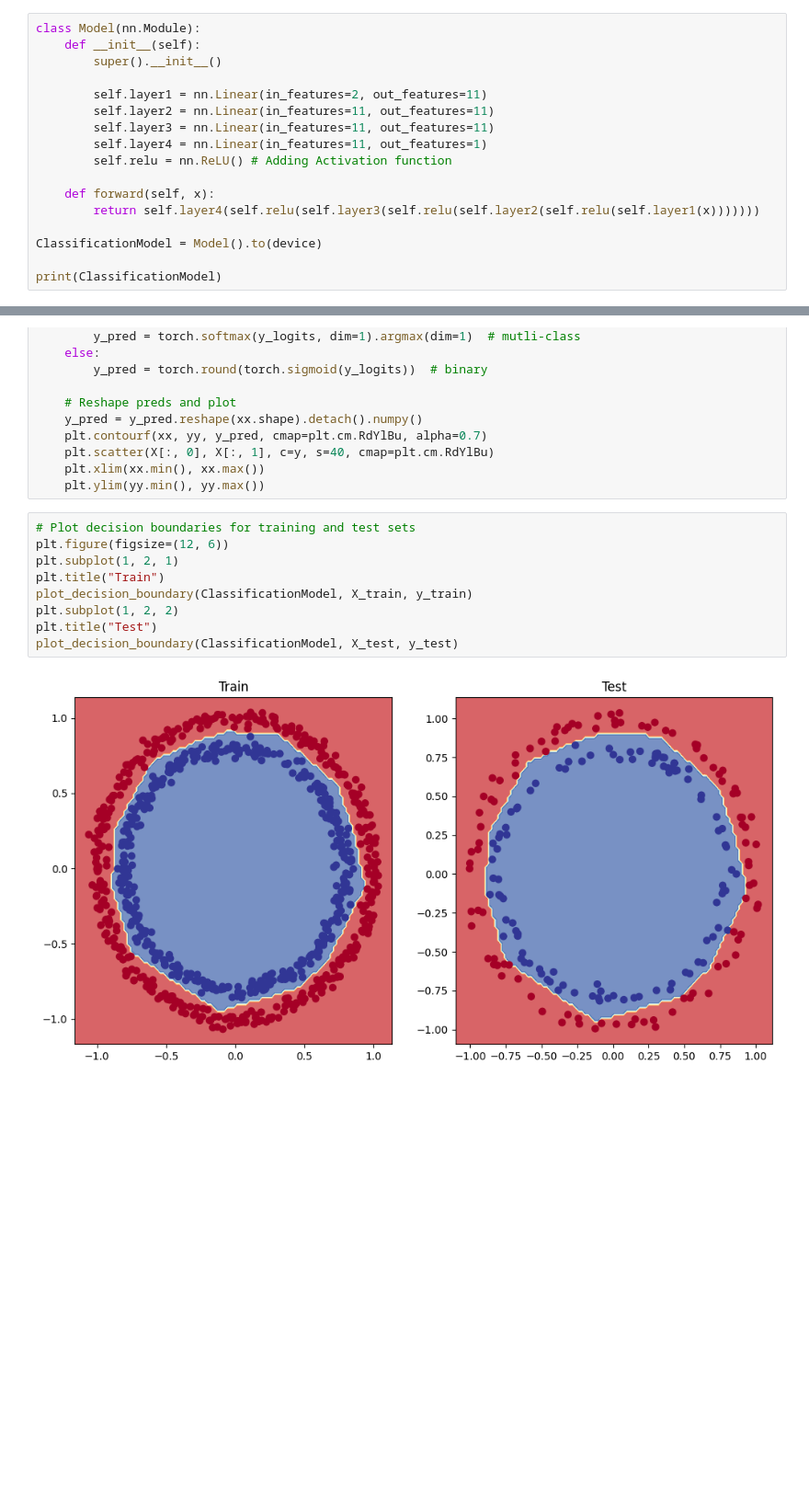
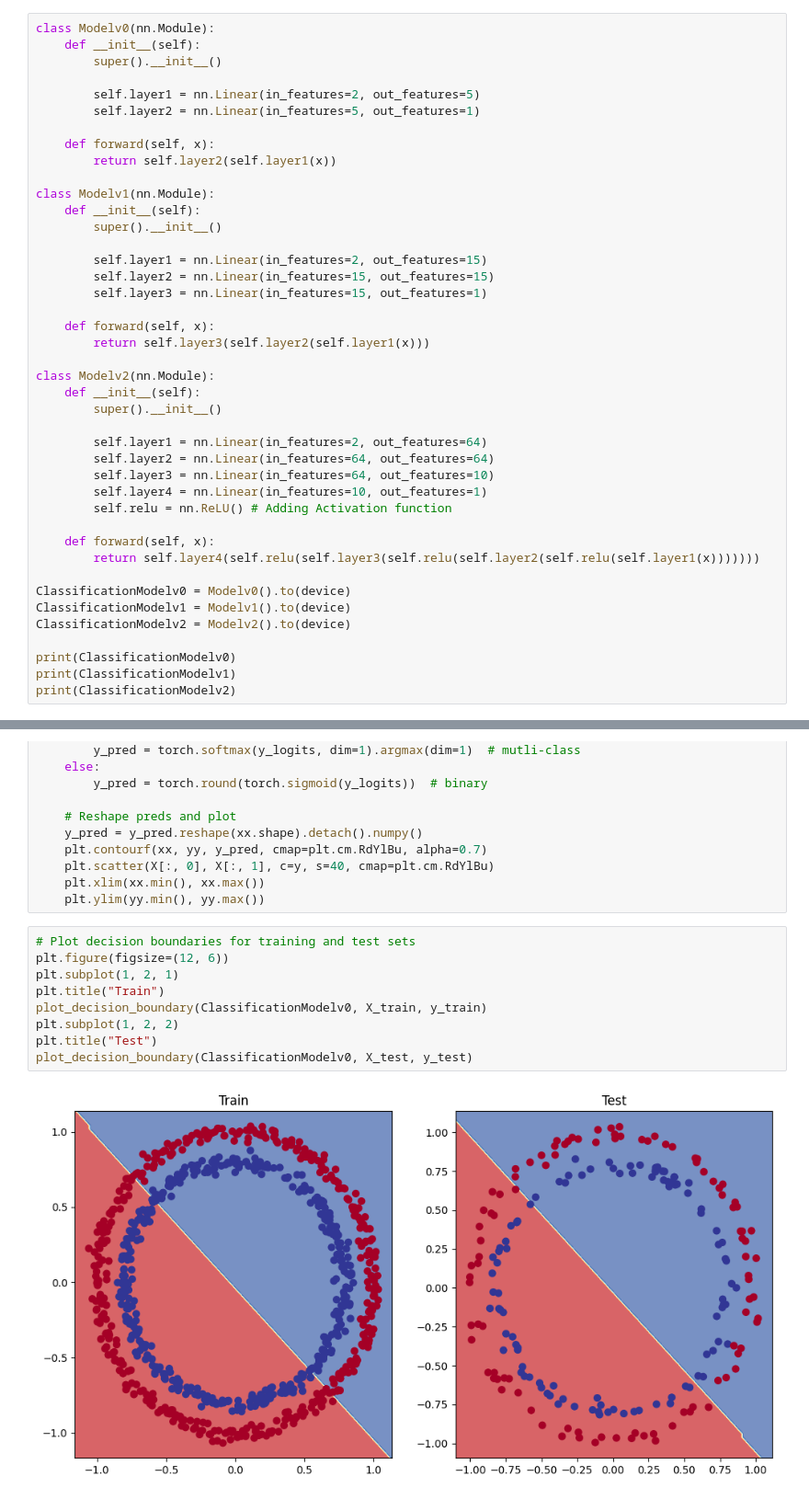
Before and after one commit to prashna420/AI_LABX, a Jupyter notebook: lab3/hw.ipynb, the cells around one changed output, grey strips where cells are left out. Shown at 92% size. Saved outputs shown, nothing was run; the diff lists cells and outputs as text; blank space fills up the shorter version.

```diff
--- a/lab3/hw.ipynb
+++ b/lab3/hw.ipynb
@@ -98,20 +98,45 @@ print(device)
 # %% [output]
 cpu
 # %%
-class Model(nn.Module):
+class Modelv0(nn.Module):
     def __init__(self):
         super().__init__()
 
-        self.layer1 = nn.Linear(in_features=2, out_features=11)
-        self.layer2 = nn.Linear(in_features=11, out_features=11)
-        self.layer3 = nn.Linear(in_features=11, out_features=11)
-        self.layer4 = nn.Linear(in_features=11, out_features=1)
+        self.layer1 = nn.Linear(in_features=2, out_features=5)
+        self.layer2 = nn.Linear(in_features=5, out_features=1)
+
+    def forward(self, x):
+        return self.layer2(self.layer1(x))
+
+class Modelv1(nn.Module):
+    def __init__(self):
+        super().__init__()
+
+        self.layer1 = nn.Linear(in_features=2, out_features=15)
+        self.layer2 = nn.Linear(in_features=15, out_features=15)
+        self.layer3 = nn.Linear(in_features=15, out_features=1)
+
+    def forward(self, x):
+        return self.layer3(self.layer2(self.layer1(x)))
+
+class Modelv2(nn.Module):
+    def __init__(self):
+        super().__init__()
+
+        self.layer1 = nn.Linear(in_features=2, out_features=64)
+        self.layer2 = nn.Linear(in_features=64, out_features=64)
+        self.layer3 = nn.Linear(in_features=64, out_features=10)
+        self.layer4 = nn.Linear(in_features=10, out_features=1)
         self.relu = nn.ReLU() # Adding Activation function
 
     def forward(self, x):
         return self.layer4(self.relu(self.layer3(self.relu(self.layer2(self.relu(self.layer1(x)))))))
 
-ClassificationModel = Model().to(device)
+ClassificationModelv0 = Modelv0().to(device)
+ClassificationModelv1 = Modelv1().to(device)
+ClassificationModelv2 = Modelv2().to(device)
 
-print(ClassificationModel)
+print(ClassificationModelv0)
+print(ClassificationModelv1)
+print(ClassificationModelv2)
 # %% [output]
@@ -326,11 +432,11 @@ def plot_decision_boundary(model: torch.nn.Module, X: torch.Tensor, y: torch.Ten
 # %%
 # Plot decision boundaries for training and test sets
 plt.figure(figsize=(12, 6))
 plt.subplot(1, 2, 1)
 plt.title("Train")
-plot_decision_boundary(ClassificationModel, X_train, y_train)
+plot_decision_boundary(ClassificationModelv0, X_train, y_train)
 plt.subplot(1, 2, 2)
 plt.title("Test")
-plot_decision_boundary(ClassificationModel, X_test, y_test)
+plot_decision_boundary(ClassificationModelv0, X_test, y_test)
 # %% [output]
-[figure, old version]
+[figure, new version]
```
Also changed, not shown: parts of 13 cells of this notebook.
